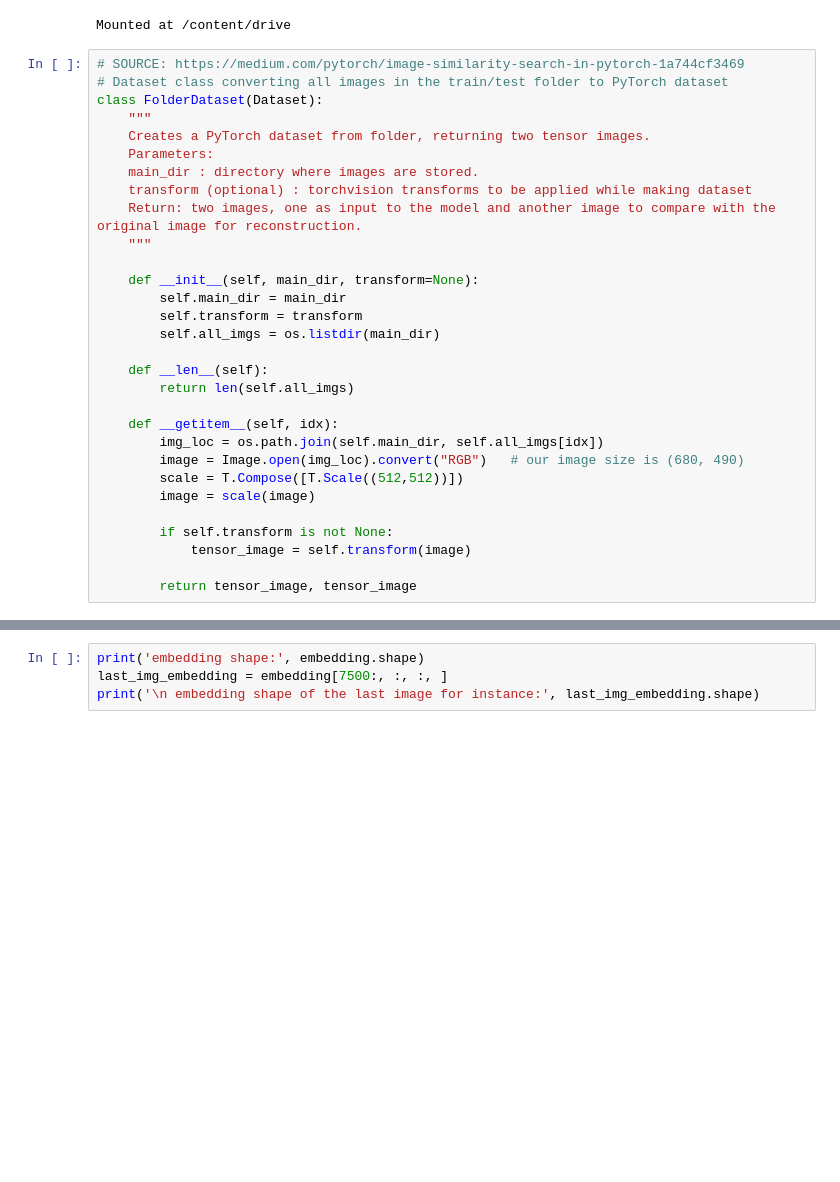
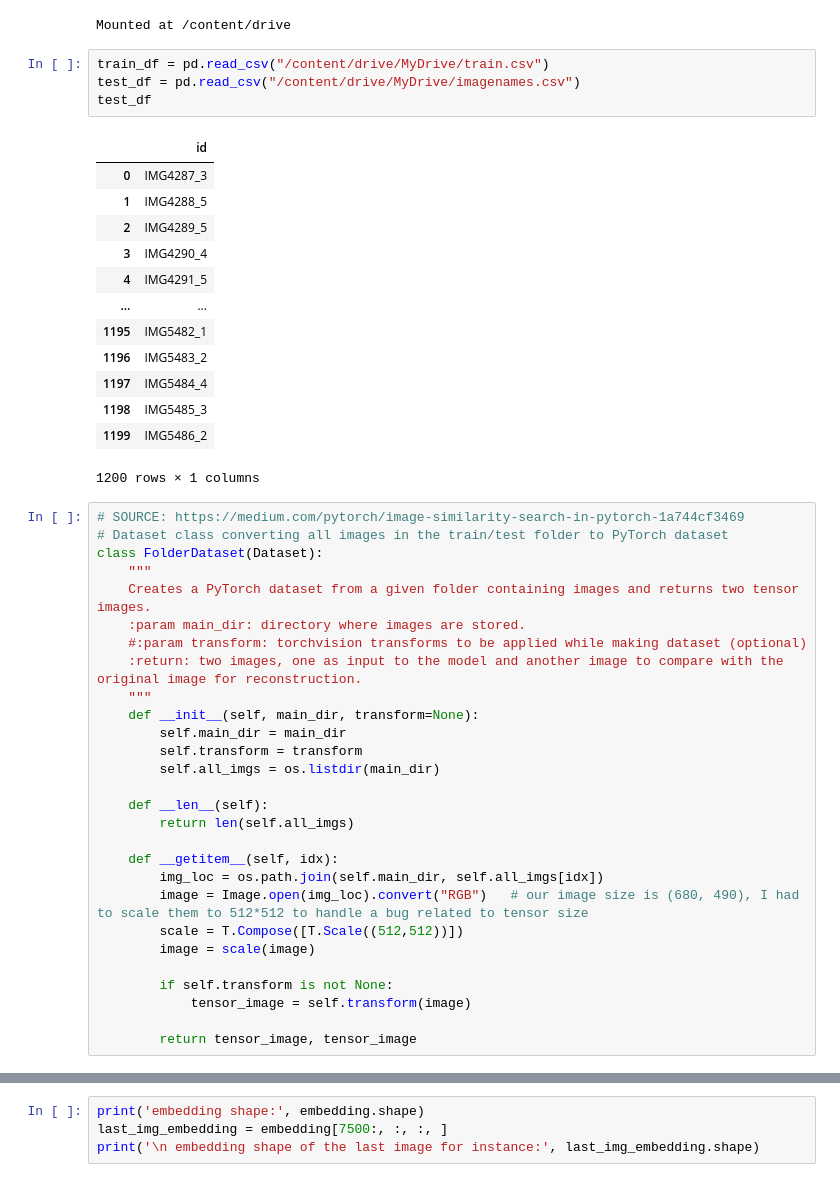
Before and after one commit to Bachfischer/COMP90086-Fine-grained-localisation, a Jupyter notebook: src/ImageSimilarity-Autoencoders.ipynb, the cells around one changed output, grey strips where cells are left out. Cells and saved outputs as stored; diff of their text form; blank space fills up the shorter version.

Commit message:
Added Image Similarity Code

```diff
--- a/src/ImageSimilarity-Autoencoders.ipynb
+++ b/src/ImageSimilarity-Autoencoders.ipynb
@@ -18,18 +18,34 @@ from google.colab import drive
 drive.mount('/content/drive')
 # %% [output]
 Mounted at /content/drive
+# %%
+train_df = pd.read_csv("/content/drive/MyDrive/train.csv")
+test_df = pd.read_csv("/content/drive/MyDrive/imagenames.csv")
+test_df
+# %% [output]
+|  | id |
+| 0 | IMG4287_3 |
+| 1 | IMG4288_5 |
+| 2 | IMG4289_5 |
+| 3 | IMG4290_4 |
+| 4 | IMG4291_5 |
+| ... | ... |
+| 1195 | IMG5482_1 |
+| 1196 | IMG5483_2 |
+| 1197 | IMG5484_4 |
+| 1198 | IMG5485_3 |
+| 1199 | IMG5486_2 |
+1200 rows × 1 columns
 # %%
 # SOURCE: https://medium.com/pytorch/image-similarity-search-in-pytorch-1a744cf3469
 # Dataset class converting all images in the train/test folder to PyTorch dataset
 class FolderDataset(Dataset):
     """
-    Creates a PyTorch dataset from folder, returning two tensor images.
-    Parameters:
-    main_dir : directory where images are stored.
-    transform (optional) : torchvision transforms to be applied while making dataset
-    Return: two images, one as input to the model and another image to compare with the original image for reconstruction.
+    Creates a PyTorch dataset from a given folder containing images and returns two tensor images.
+    :param main_dir: directory where images are stored.
+    #:param transform: torchvision transforms to be applied while making dataset (optional)
+    :return: two images, one as input to the model and another image to compare with the original image for reconstruction.
     """
-
     def __init__(self, main_dir, transform=None):
         self.main_dir = main_dir
         self.transform = transform
@@ -40,7 +56,7 @@ class FolderDataset(Dataset):
 
     def __getitem__(self, idx):
         img_loc = os.path.join(self.main_dir, self.all_imgs[idx])
-        image = Image.open(img_loc).convert("RGB")   # our image size is (680, 490)
+        image = Image.open(img_loc).convert("RGB")   # our image size is (680, 490), I had to scale them to 512*512 to handle a bug related to tensor size
         scale = T.Compose([T.Scale((512,512))])
         image = scale(image)
 
```
Also changed, not shown: parts of 8 cells of this notebook.
